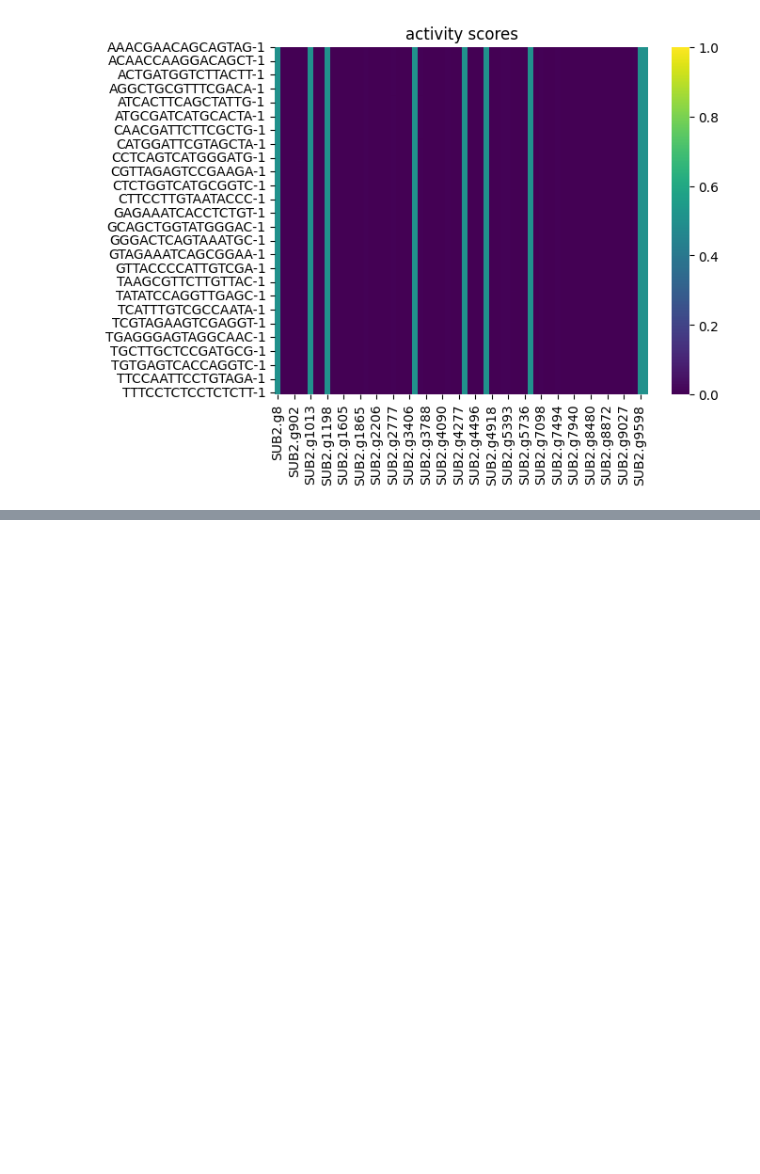
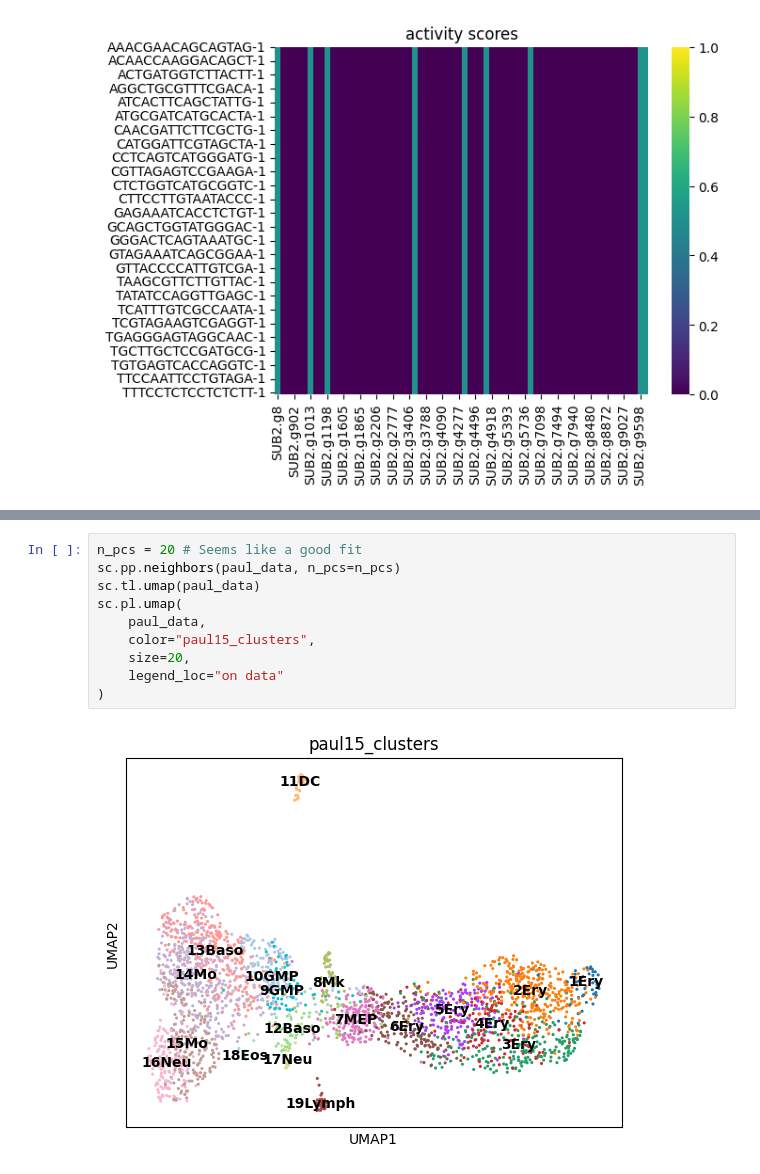
Before and after one commit to DavidWild02/BachelorThesis-ML-Gene-Interactions, a Jupyter notebook: Approach2.ipynb, the cells around one changed output, grey strips where cells are left out. Saved outputs shown, nothing was run; the diff lists cells and outputs as text; blank space fills up the shorter version.

```diff
--- a/Approach2.ipynb
+++ b/Approach2.ipynb
@@ -313,0 +370,12 @@ plot_activity_score_heatmap_cell_group(df_activation_scores_b)
+# %%
+n_pcs = 20 # Seems like a good fit
+sc.pp.neighbors(paul_data, n_pcs=n_pcs)
+sc.tl.umap(paul_data)
+sc.pl.umap(
+    paul_data,
+    color="paul15_clusters",
+    size=20,
+    legend_loc="on data"
+)
+# %% [output]
+[figure, added]
```
Also changed, not shown: parts of 11 cells of this notebook.
